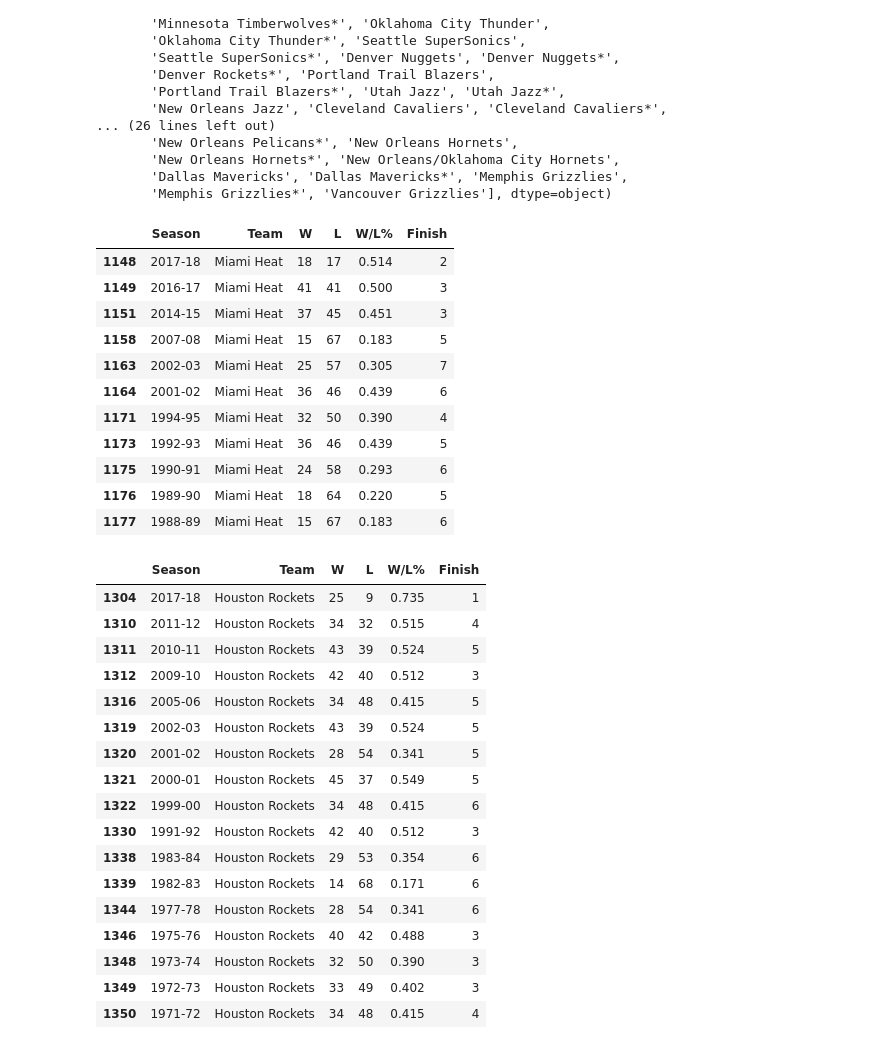
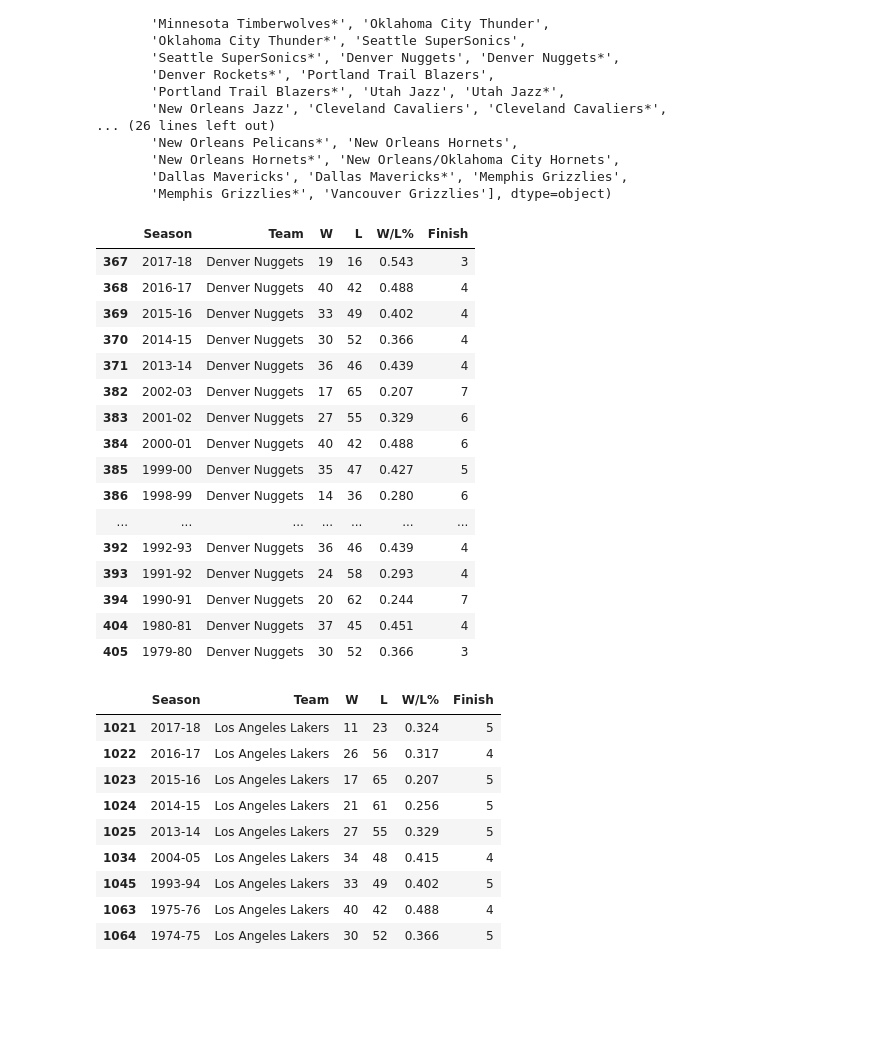
Before and after one commit to paulhji/team_gaap_project1, a Jupyter notebook: NBA Injuries.ipynb, the cells around one changed output. Saved outputs shown, nothing was run; the diff lists cells and outputs as text; code cells hidden in the pictures; blank space fills up the shorter version.

```diff
--- a/NBA Injuries.ipynb
+++ b/NBA Injuries.ipynb
@@ -172,38 +344,35 @@ array(['Boston Celtics', 'Boston Celtics*', 'Toronto Raptors',
        'Dallas Mavericks', 'Dallas Mavericks*', 'Memphis Grizzlies',
        'Memphis Grizzlies*', 'Vancouver Grizzlies'], dtype=object)
 # %%
-miami_heat_df=clean_team_records.loc[clean_team_records["Team"] =="Miami Heat",:]
+nuggets=clean_team_records.loc[clean_team_records["Team"] =="Denver Nuggets",:]
 # %% [output]
 |  | Season | Team | W | L | W/L% | Finish |
-| 1148 | 2017-18 | Miami Heat | 18 | 17 | 0.514 | 2 |
-| 1149 | 2016-17 | Miami Heat | 41 | 41 | 0.500 | 3 |
-| 1151 | 2014-15 | Miami Heat | 37 | 45 | 0.451 | 3 |
-| 1158 | 2007-08 | Miami Heat | 15 | 67 | 0.183 | 5 |
-| 1163 | 2002-03 | Miami Heat | 25 | 57 | 0.305 | 7 |
-| 1164 | 2001-02 | Miami Heat | 36 | 46 | 0.439 | 6 |
-| 1171 | 1994-95 | Miami Heat | 32 | 50 | 0.390 | 4 |
-| 1173 | 1992-93 | Miami Heat | 36 | 46 | 0.439 | 5 |
-| 1175 | 1990-91 | Miami Heat | 24 | 58 | 0.293 | 6 |
-| 1176 | 1989-90 | Miami Heat | 18 | 64 | 0.220 | 5 |
-| 1177 | 1988-89 | Miami Heat | 15 | 67 | 0.183 | 6 |
+| 367 | 2017-18 | Denver Nuggets | 19 | 16 | 0.543 | 3 |
+| 368 | 2016-17 | Denver Nuggets | 40 | 42 | 0.488 | 4 |
+| 369 | 2015-16 | Denver Nuggets | 33 | 49 | 0.402 | 4 |
+| 370 | 2014-15 | Denver Nuggets | 30 | 52 | 0.366 | 4 |
+| 371 | 2013-14 | Denver Nuggets | 36 | 46 | 0.439 | 4 |
+| 382 | 2002-03 | Denver Nuggets | 17 | 65 | 0.207 | 7 |
+| 383 | 2001-02 | Denver Nuggets | 27 | 55 | 0.329 | 6 |
+| 384 | 2000-01 | Denver Nuggets | 40 | 42 | 0.488 | 6 |
+| 385 | 1999-00 | Denver Nuggets | 35 | 47 | 0.427 | 5 |
+| 386 | 1998-99 | Denver Nuggets | 14 | 36 | 0.280 | 6 |
+| ... | ... | ... | ... | ... | ... | ... |
+| 392 | 1992-93 | Denver Nuggets | 36 | 46 | 0.439 | 4 |
+| 393 | 1991-92 | Denver Nuggets | 24 | 58 | 0.293 | 4 |
+| 394 | 1990-91 | Denver Nuggets | 20 | 62 | 0.244 | 7 |
+| 404 | 1980-81 | Denver Nuggets | 37 | 45 | 0.451 | 4 |
+| 405 | 1979-80 | Denver Nuggets | 30 | 52 | 0.366 | 3 |
 # %%
-clean_team_records.loc[clean_team_records["Team"] =="Houston Rockets",:]
+Lakers=clean_team_records.loc[clean_team_records["Team"] =="Los Angeles Lakers",:]
 # %% [output]
 |  | Season | Team | W | L | W/L% | Finish |
-| 1304 | 2017-18 | Houston Rockets | 25 | 9 | 0.735 | 1 |
-| 1310 | 2011-12 | Houston Rockets | 34 | 32 | 0.515 | 4 |
-| 1311 | 2010-11 | Houston Rockets | 43 | 39 | 0.524 | 5 |
-| 1312 | 2009-10 | Houston Rockets | 42 | 40 | 0.512 | 3 |
-| 1316 | 2005-06 | Houston Rockets | 34 | 48 | 0.415 | 5 |
-| 1319 | 2002-03 | Houston Rockets | 43 | 39 | 0.524 | 5 |
-| 1320 | 2001-02 | Houston Rockets | 28 | 54 | 0.341 | 5 |
-| 1321 | 2000-01 | Houston Rockets | 45 | 37 | 0.549 | 5 |
-| 1322 | 1999-00 | Houston Rockets | 34 | 48 | 0.415 | 6 |
-| 1330 | 1991-92 | Houston Rockets | 42 | 40 | 0.512 | 3 |
-| 1338 | 1983-84 | Houston Rockets | 29 | 53 | 0.354 | 6 |
-| 1339 | 1982-83 | Houston Rockets | 14 | 68 | 0.171 | 6 |
-| 1344 | 1977-78 | Houston Rockets | 28 | 54 | 0.341 | 6 |
-| 1346 | 1975-76 | Houston Rockets | 40 | 42 | 0.488 | 3 |
-| 1348 | 1973-74 | Houston Rockets | 32 | 50 | 0.390 | 3 |
-| 1349 | 1972-73 | Houston Rockets | 33 | 49 | 0.402 | 3 |
-| 1350 | 1971-72 | Houston Rockets | 34 | 48 | 0.415 | 4 |
+| 1021 | 2017-18 | Los Angeles Lakers | 11 | 23 | 0.324 | 5 |
+| 1022 | 2016-17 | Los Angeles Lakers | 26 | 56 | 0.317 | 4 |
+| 1023 | 2015-16 | Los Angeles Lakers | 17 | 65 | 0.207 | 5 |
+| 1024 | 2014-15 | Los Angeles Lakers | 21 | 61 | 0.256 | 5 |
+| 1025 | 2013-14 | Los Angeles Lakers | 27 | 55 | 0.329 | 5 |
+| 1034 | 2004-05 | Los Angeles Lakers | 34 | 48 | 0.415 | 4 |
+| 1045 | 1993-94 | Los Angeles Lakers | 33 | 49 | 0.402 | 5 |
+| 1063 | 1975-76 | Los Angeles Lakers | 40 | 42 | 0.488 | 4 |
+| 1064 | 1974-75 | Los Angeles Lakers | 30 | 52 | 0.366 | 5 |
```
Also changed, not shown: parts of 19 cells of this notebook.
